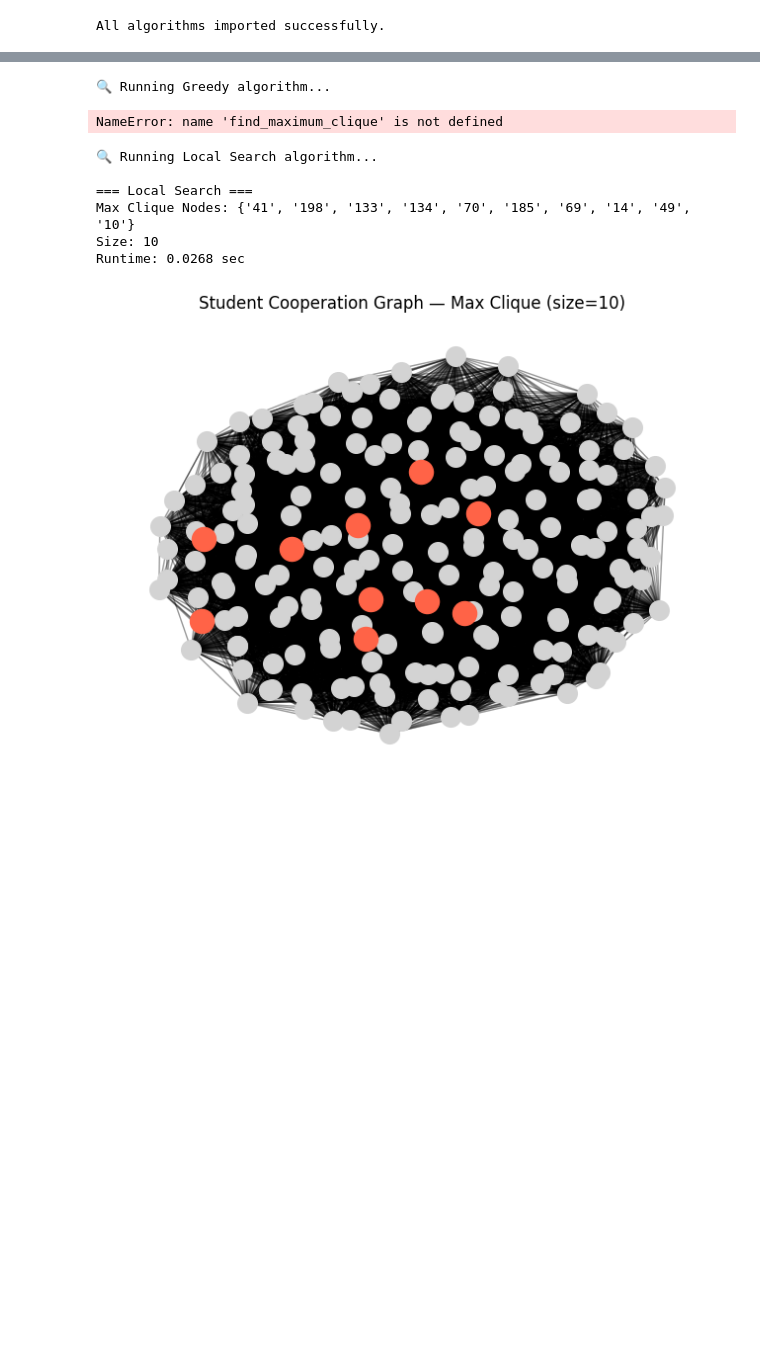
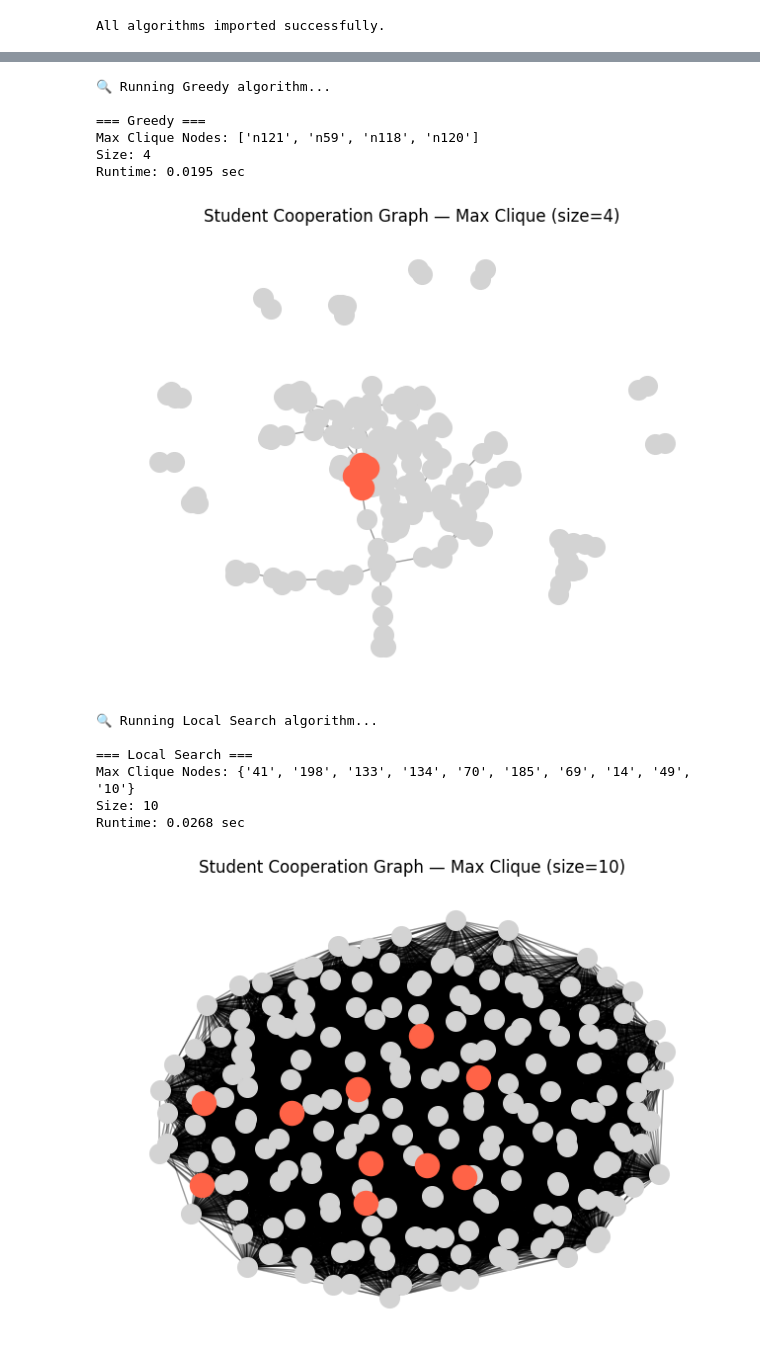
Before and after one commit to NehaP1706/MaximumClique, a Jupyter notebook: experiments/small_graphs.ipynb, the cells around one changed output, grey strips where cells are left out. Saved outputs shown, nothing was run; the diff lists cells and outputs as text; code cells hidden in the pictures; blank space fills up the shorter version.

```diff
--- a/experiments/small_graphs.ipynb
+++ b/experiments/small_graphs.ipynb
@@ -63,35 +63,40 @@ print(f"✅ Graph loaded: {len(G_dict)} vertices ({chosen_file})")
 # %%
 # Greedy
 print("\n🔍 Running Greedy algorithm...\n")
 
 start = time.time()
-max_clique, runtime = find_maximum_clique(G_dict)
+max_clique, runtime = find_maximum_clique_from_dict(G_dict)
 end = time.time()
 
 print("=== Greedy ===")
 print(f"Max Clique Nodes: {max_clique}")
 print(f"Size: {len(max_clique)}")
 print(f"Runtime: {end - start:.4f} sec\n")
 
 # --- Step 5: Visualization (optional, small graphs only) ---
 # Since student-cooperation has only ~185 nodes, visualization is possible
 G_nx = nx.Graph()
 for node, nbrs in G_dict.items():
     for nbr in nbrs:
         G_nx.add_edge(node, nbr)
 
 pos = nx.spring_layout(G_nx, seed=42)
 
 plt.figure(figsize=(8, 6))
 nx.draw_networkx_nodes(G_nx, pos, node_color="lightgray", node_size=200)
 nx.draw_networkx_edges(G_nx, pos, alpha=0.4)
 nx.draw_networkx_nodes(G_nx, pos, nodelist=max_clique, node_color="tomato", node_size=300)
 plt.title(f"Student Cooperation Graph — Max Clique (size={len(max_clique)})")
 plt.axis("off")
 plt.show()
 # %% [output]
 🔍 Running Greedy algorithm...
+
+=== Greedy ===
+Max Clique Nodes: ['n121', 'n59', 'n118', 'n120']
+Size: 4
+Runtime: 0.0195 sec
-NameError: name 'find_maximum_clique' is not defined
+[figure, added]
 # %%
 # Local search
 print("\n🔍 Running Local Search algorithm...\n")
```
Also changed, not shown: parts of 2 cells of this notebook, 3 other files.
